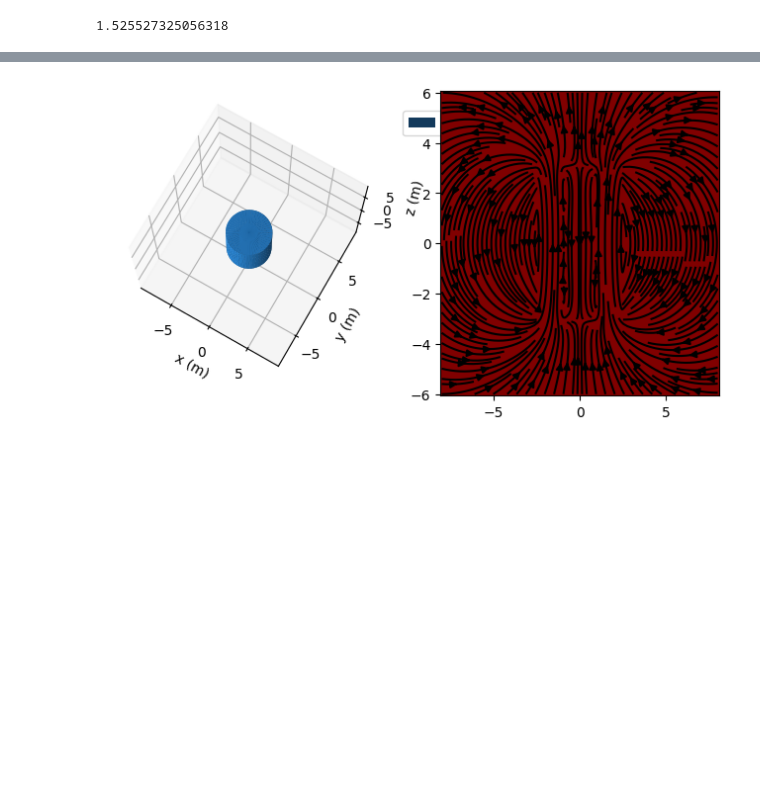
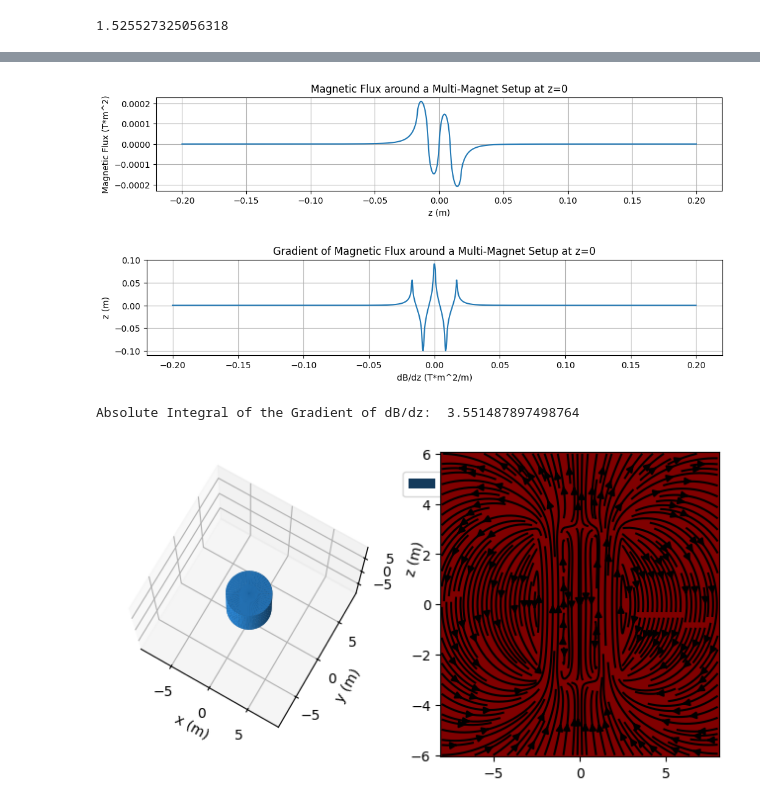
Before and after one commit to Sebleko/induction_generator, a Jupyter notebook: python/induction-simulation.ipynb, the cells around one changed output, grey strips where cells are left out. Drawn from its saved outputs; the diff is of its cells as text; code cells hidden in the pictures; blank space fills up the shorter version.

```diff
--- a/python/induction-simulation.ipynb
+++ b/python/induction-simulation.ipynb
@@ -813 +907,17 @@ Absolute Integral of the Gradient of dB/dz:  0.762763662528159
+# %%
+magnet_length = top_results[0][0][0]
+gap = top_results[0][0][1]
+num_magnets = top_results[0][0][2]
+magnet = create_optimized_multi_cylinder_magnet(radius, magnet_length, num_magnets, gap, 1.27e6, use_alternation=use_alternation)
+flux = calculate_flux([0], magnet, z_segments, 0.01, 100)
+plot_figure(z_segments, flux.squeeze(), 'z (m)', 'Magnetic Flux (T*m^2)', 'Magnetic Flux around a Multi-Magnet Setup at z=0', (12,2))
+gradient = np.gradient(flux, z_segments, axis=1)
+plot_figure(z_segments, gradient.squeeze(), 'dB/dz (T*m^2/m)', 'z (m)', 'Gradient of Magnetic Flux around a Multi-Magnet Setup at z=0', (12,2))
+print("Absolute Integral of the Gradient of dB/dz: ", np.abs(gradient).sum())
+
+#3.5802125761088543
+# %% [output]
+[figure, added]
+[figure, added]
+Absolute Integral of the Gradient of dB/dz:  3.551487897498764
 # %%
```
Also changed, not shown: parts of 7 cells of this notebook.
